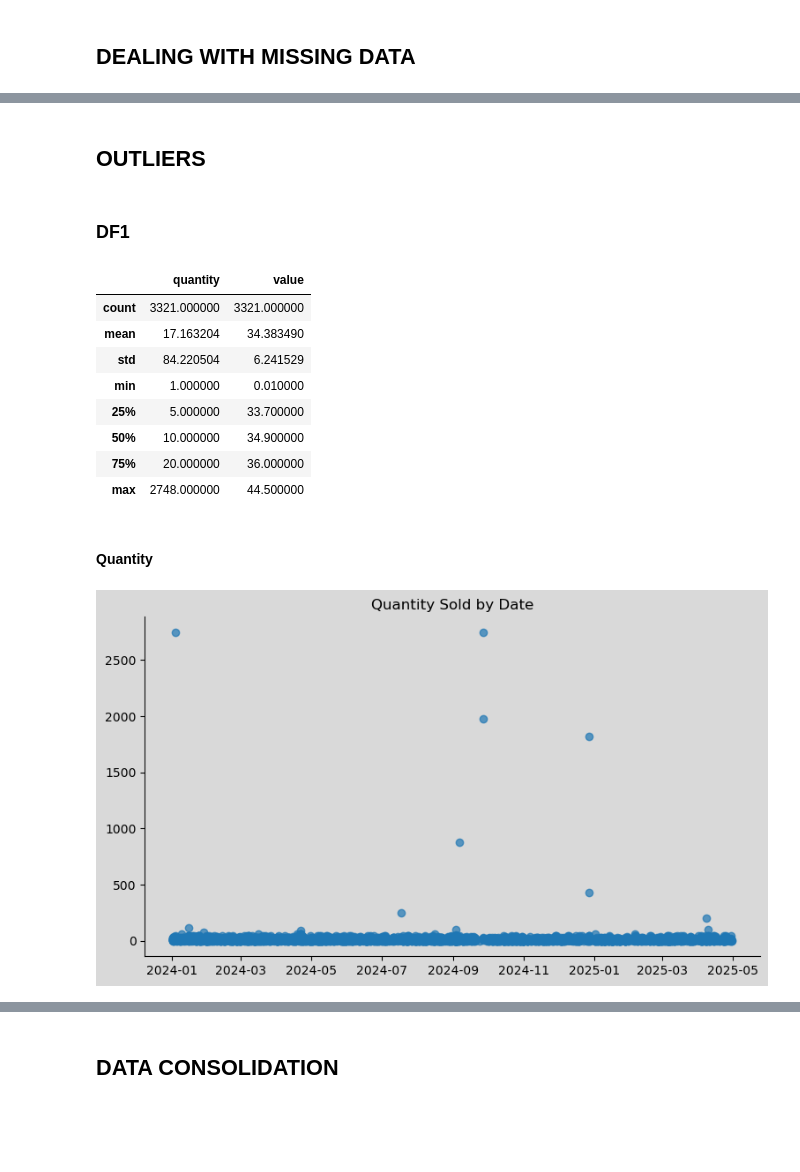
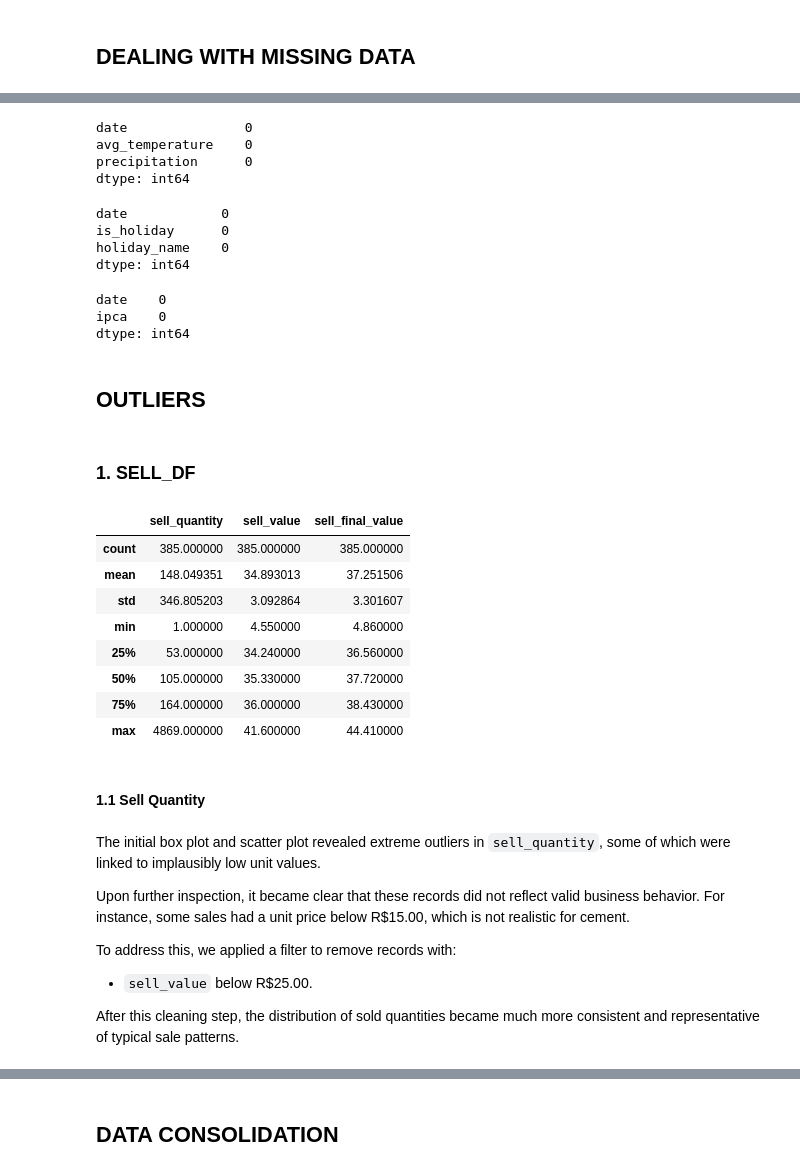
Before and after one commit to fabiogaldinho/Dynamic-Pricing, a Jupyter notebook: notebooks/01_Data_Cleaning.ipynb, the cells around one changed output, grey strips where cells are left out. Drawn from its saved outputs; the diff is of its cells as text; code cells hidden in the pictures; blank space fills up the shorter version.

```diff
--- a/notebooks/01_Data_Cleaning.ipynb
+++ b/notebooks/01_Data_Cleaning.ipynb
@@ -120,6 +179,12 @@ def PlotLine(y, title, yunit, x_size, y_size):
 # %%
-df1 = pd.read_csv("../data/raw/ProductSold.csv")
-df1['date'] = pd.to_datetime(df1['date']).dt.normalize()
-df1 = df1[df1['date'] < datetime(2025, 5, 1)]
-df1
+sell_df = pd.read_csv("../data/raw/Dataset_sell.csv")
+sell_df['sell_date'] = pd.to_datetime(sell_df['sell_date']).dt.normalize()
+sell_df = sell_df[sell_df['sell_date'] < datetime(2025, 5, 1)]
+sell_df = sell_df.rename(columns = {'sell_date': 'date'})
+
+sell_df = sell_df.groupby('date').agg({'sell_quantity': 'sum', 'sell_value': 'mean', 'sell_final_value': 'mean'}).reset_index()
+sell_df['sell_value'] = np.round(sell_df['sell_value'], 2)
+sell_df['sell_final_value'] = np.round(sell_df['sell_final_value'], 2)
+
+sell_df
 # %% [output]
@@ -268,22 +407,47 @@ dtype: int64
+# %%
+weather_df.isna().sum()
+# %% [output]
+date               0
+avg_temperature    0
+precipitation      0
+dtype: int64
+# %%
+holidays_df.isna().sum()
+# %% [output]
+date            0
+is_holiday      0
+holiday_name    0
+dtype: int64
+# %%
+inflation_df.isna().sum()
+# %% [output]
+date    0
+ipca    0
+dtype: int64
 # %% [markdown]
 ## **OUTLIERS**
 # %% [markdown]
-### **DF1**
+### **1. SELL_DF**
 # %%
-df1.describe(include = ['float', 'int'])
+sell_df.describe(include = ['float', 'int'])
 # %% [output]
-|  | quantity | value |
-| count | 3321.000000 | 3321.000000 |
-| mean | 17.163204 | 34.383490 |
-| std | 84.220504 | 6.241529 |
-| min | 1.000000 | 0.010000 |
-| 25% | 5.000000 | 33.700000 |
-| 50% | 10.000000 | 34.900000 |
-| 75% | 20.000000 | 36.000000 |
-| max | 2748.000000 | 44.500000 |
+|  | sell_quantity | sell_value | sell_final_value |
+| count | 385.000000 | 385.000000 | 385.000000 |
+| mean | 148.049351 | 34.893013 | 37.251506 |
+| std | 346.805203 | 3.092864 | 3.301607 |
+| min | 1.000000 | 4.550000 | 4.860000 |
+| 25% | 53.000000 | 34.240000 | 36.560000 |
+| 50% | 105.000000 | 35.330000 | 37.720000 |
+| 75% | 164.000000 | 36.000000 | 38.430000 |
+| max | 4869.000000 | 41.600000 | 44.410000 |
 # %% [markdown]
-#### **Quantity**
+#### **1.1 Sell Quantity**
-# %%
-PlotScatter(df1['date'], df1['quantity'], "Quantity Sold by Date", "", "", 9)
-# %% [output]
-[figure, removed]
+# %% [markdown]
+The initial box plot and scatter plot revealed extreme outliers in `sell_quantity`, some of which were linked to implausibly low unit values.
+
+Upon further inspection, it became clear that these records did not reflect valid business behavior. For instance, some sales had a unit price below R$15.00, which is not realistic for cement.
+
+To address this, we applied a filter to remove records with:
+- `sell_value` below R$25.00.
+
+After this cleaning step, the distribution of sold quantities became much more consistent and representative of typical sale patterns.
```
Also changed, not shown: parts of 65 cells of this notebook, 11 other files.
